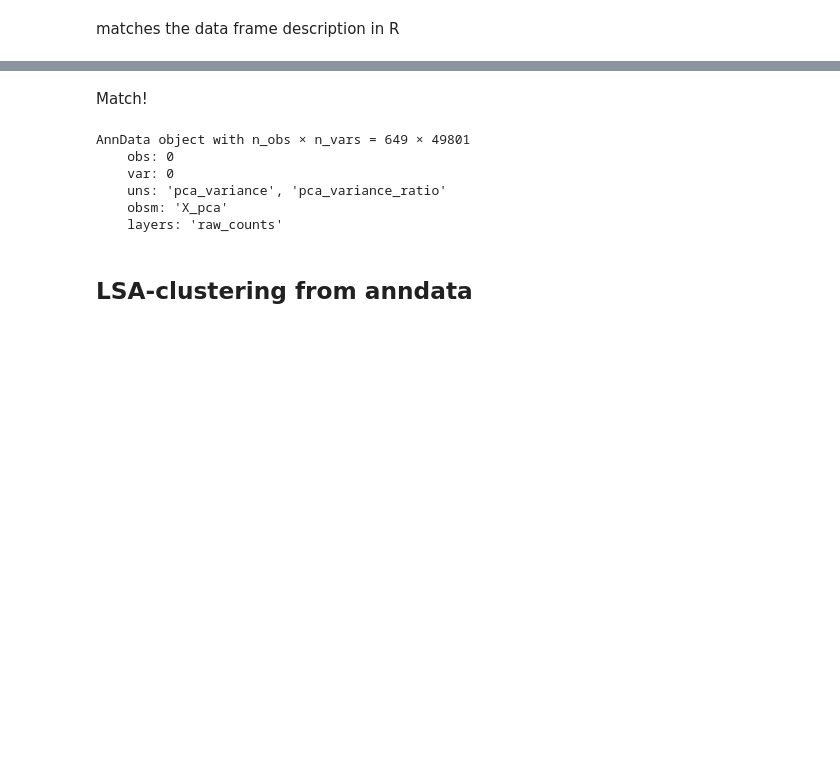
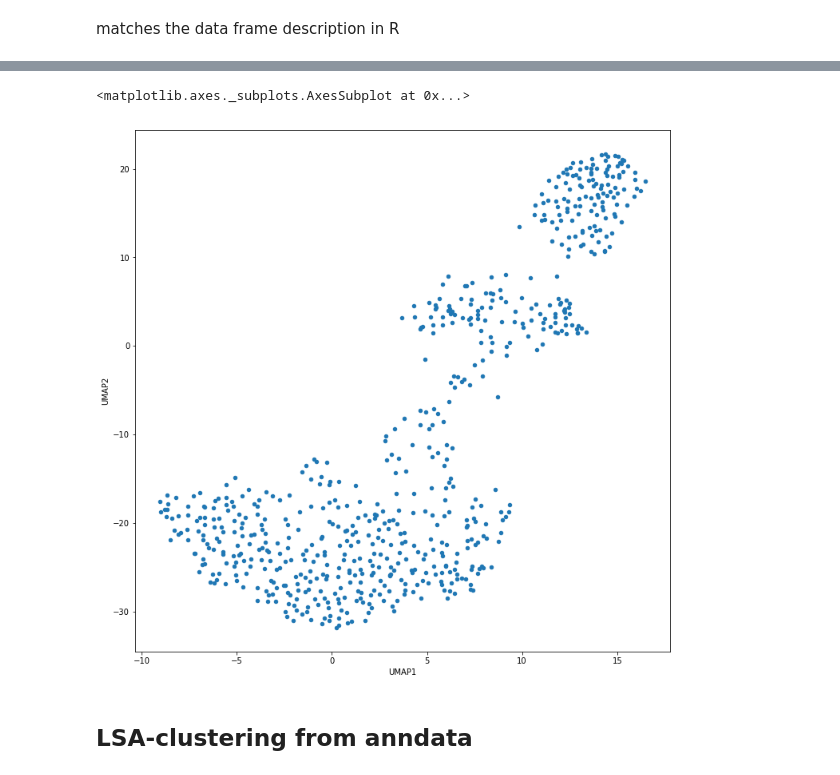
Before and after one commit to bhardwaj-lab/sincei, a Jupyter notebook: lsa.ipynb, the cells around one changed output, grey strips where cells are left out. Saved outputs shown, nothing was run; the diff lists cells and outputs as text; code cells hidden in the pictures; blank space fills up the shorter version.

```diff
--- a/lsa.ipynb
+++ b/lsa.ipynb
@@ -143,3 +178,5 @@ matches the data frame description in R
 # %%
 ## check the same for tfIDF df
 lsa_out, tfidf_bm = runLSA(ad_bm_mtx.X.transpose(), nPCs = 10, scaleFactor=100000)
+svd = TruncatedSVD(n_components=30)
+pca = svd.fit(tfidf_bm.transpose())
@@ -158,2 +182,0 @@ pd.DataFrame(np.array(np.sum(tfidf_bm, axis = 0))[0]).describe()
-# %% [markdown]
-Match!
@@ -162,9 +182,0 @@ ad_bm_mtx = lsa_anndata(ad_bm_mtx, n_pcs=30, scale_factor=100000)
-# %%
-ad_bm_mtx
-# %% [output]
-AnnData object with n_obs × n_vars = 649 × 49801
-    obs: 0
-    var: 0
-    uns: 'pca_variance', 'pca_variance_ratio'
-    obsm: 'X_pca'
-    layers: 'raw_counts'
@@ -173,3 +183,16 @@ ad_bm_mtx = UMAP_clustering(ad_bm_mtx)
+# %%
+reducer = umap.UMAP(n_neighbors=15, min_dist=0.01, spread=5.0, metric='euclidean', init = 'random')
+
+embeddings = reducer.fit_transform(pca.components_.transpose())
+
+df = pd.DataFrame({'UMAP1': embeddings[:, 0],
+              'UMAP2': embeddings[:, 1]
+             })
+# %%
+df.plot.scatter('UMAP1', 'UMAP2')
+# %% [output]
+<matplotlib.axes._subplots.AxesSubplot at 0x...>
+[figure, added]
 # %%
 cluster_id = ad_bm_mtx.obs.louvain.to_list()
 cluster_id = [int(x) for x in cluster_id]
```
Also changed, not shown: parts of 27 cells of this notebook, 1 other file.
